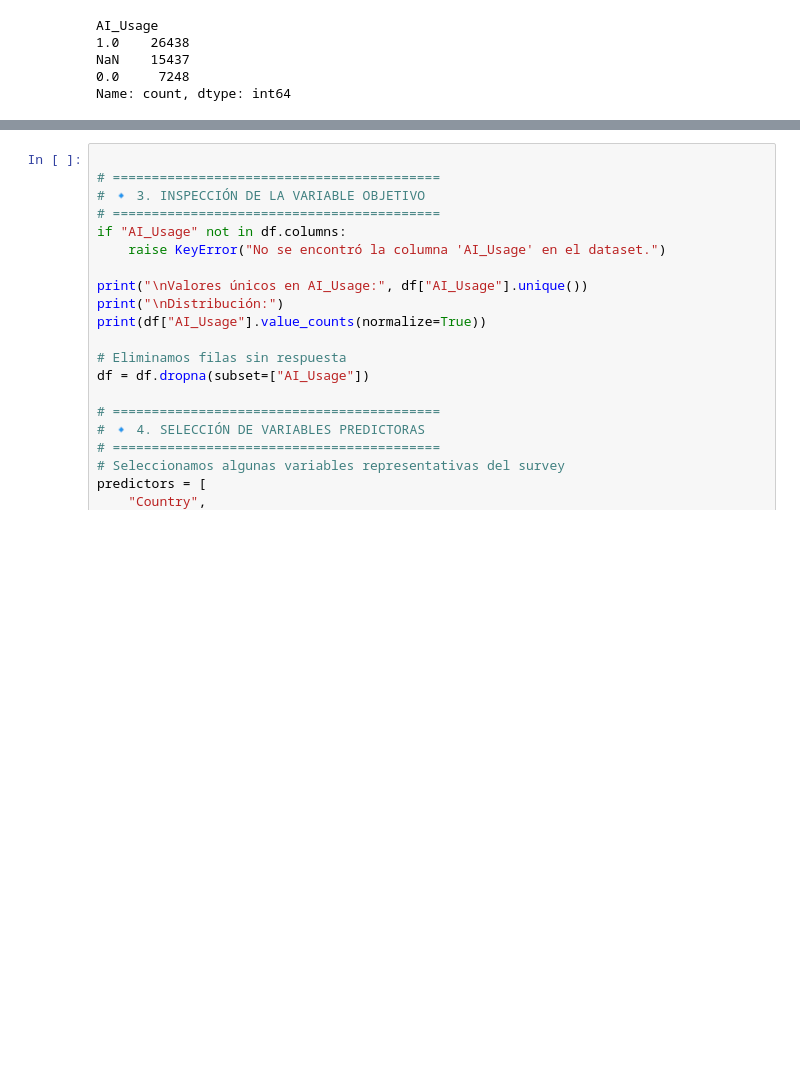
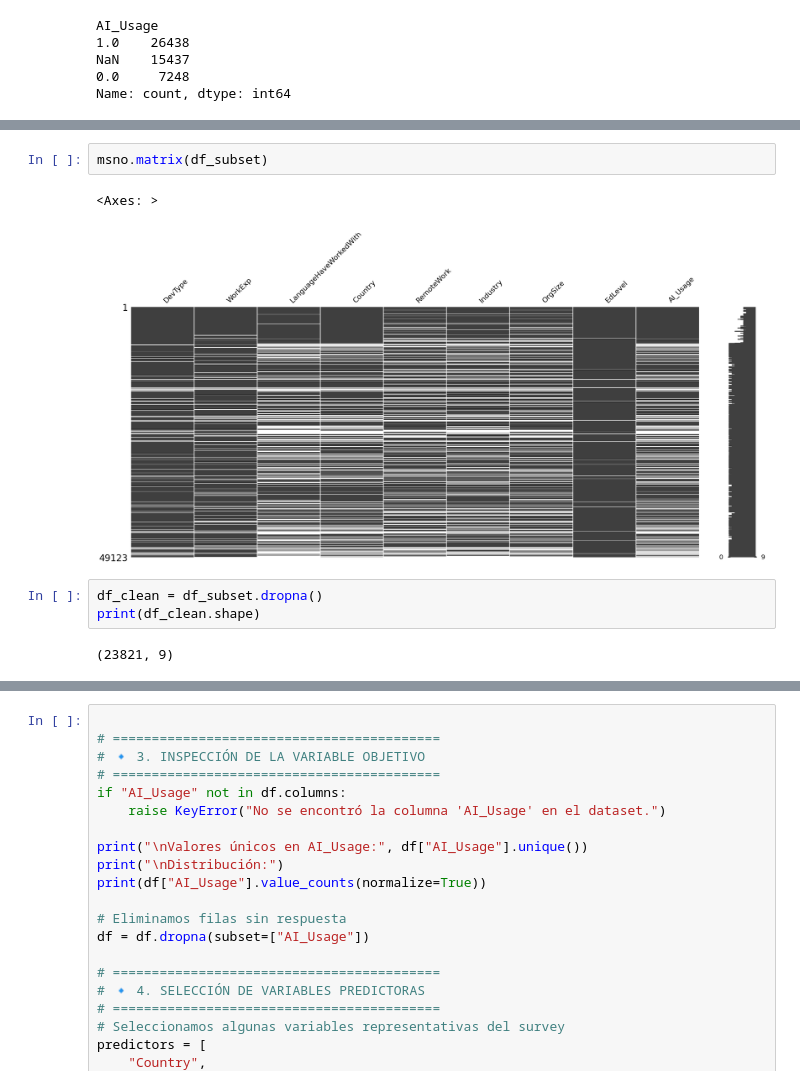
Before and after one commit to gastonnina/miadas_mod_08_proy, a Jupyter notebook: notebooks/eda/eda_2.ipynb, the cells around one changed output, grey strips where cells are left out. Saved outputs shown, nothing was run; the diff lists cells and outputs as text; blank space fills up the shorter version.

```diff
--- a/notebooks/eda/eda_2.ipynb
+++ b/notebooks/eda/eda_2.ipynb
@@ -47,0 +102,10 @@ Name: count, dtype: int64
+# %%
+msno.matrix(df_subset)
+# %% [output]
+<Axes: >
+[figure, added]
+# %%
+df_clean = df_subset.dropna()
+print(df_clean.shape)
+# %% [output]
+(23821, 9)
```
Also changed, not shown: parts of 29 cells of this notebook, 15 other files.
